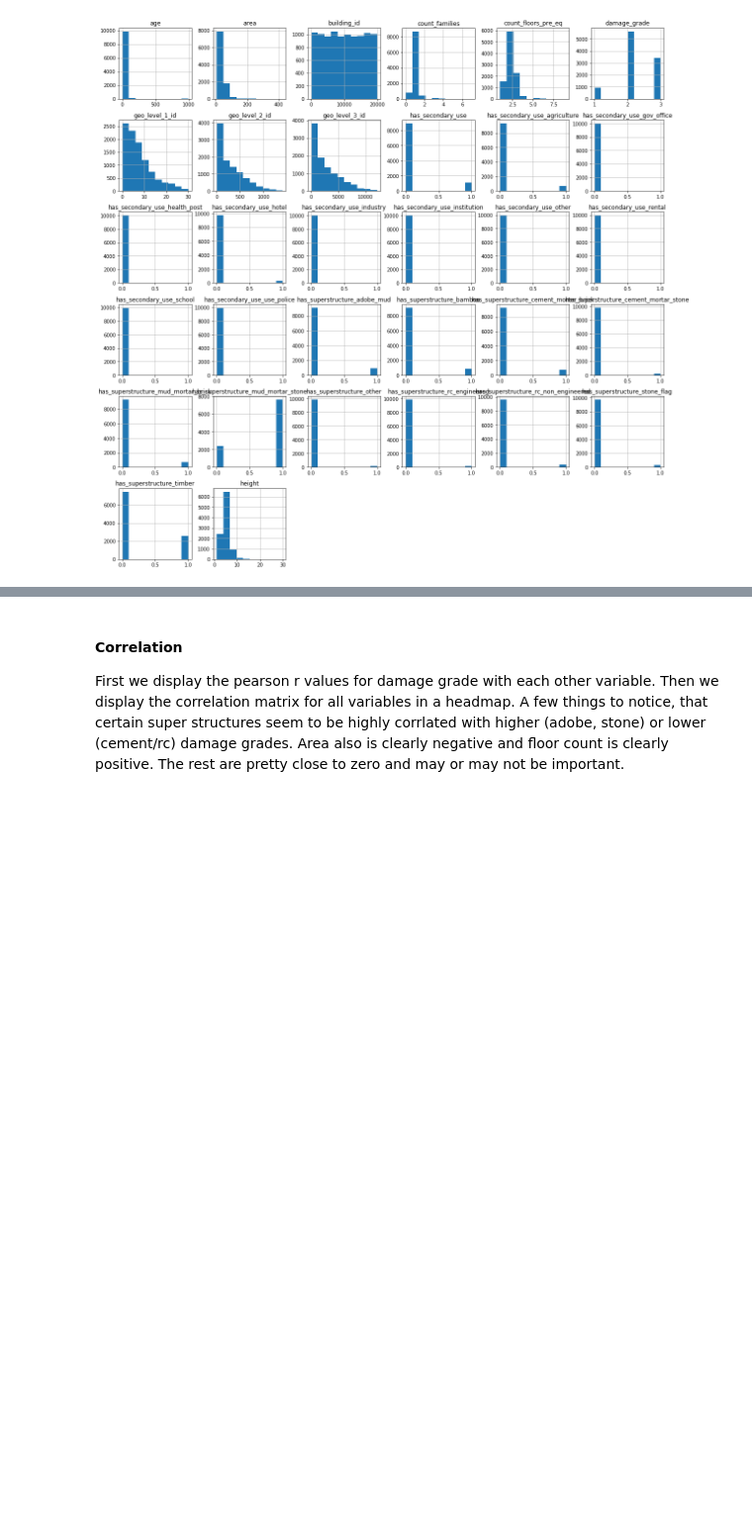
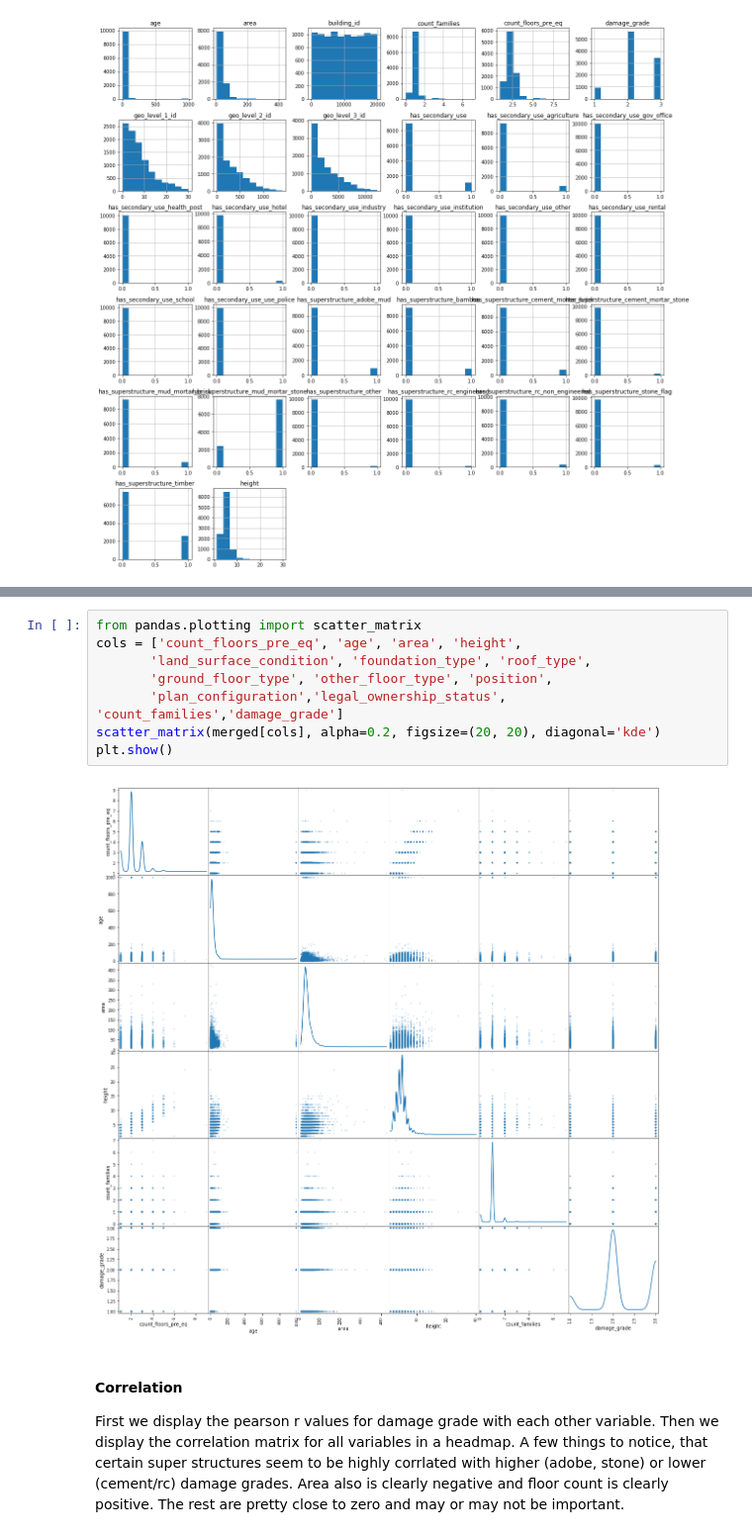
Before and after one commit to mrklees/Data-Science-Capstone, a Jupyter notebook: Earthquake Damage Report.ipynb, the cells around one changed output, grey strips where cells are left out. Shown: that part at 99% size. Drawn from its saved outputs; the diff is of its cells as text; blank space fills up the shorter version.

```diff
--- a/Earthquake Damage Report.ipynb
+++ b/Earthquake Damage Report.ipynb
@@ -73,3 +99,13 @@ plt.show()
+# %%
+from pandas.plotting import scatter_matrix
+cols = ['count_floors_pre_eq', 'age', 'area', 'height',
+       'land_surface_condition', 'foundation_type', 'roof_type',
+       'ground_floor_type', 'other_floor_type', 'position',
+       'plan_configuration','legal_ownership_status', 'count_families','damage_grade']
+scatter_matrix(merged[cols], alpha=0.2, figsize=(20, 20), diagonal='kde')
+plt.show()
+# %% [output]
+[figure, added]
 # %% [markdown]
 #### Correlation
 
```
Also changed, not shown: parts of 60 cells of this notebook, 5 other files.
